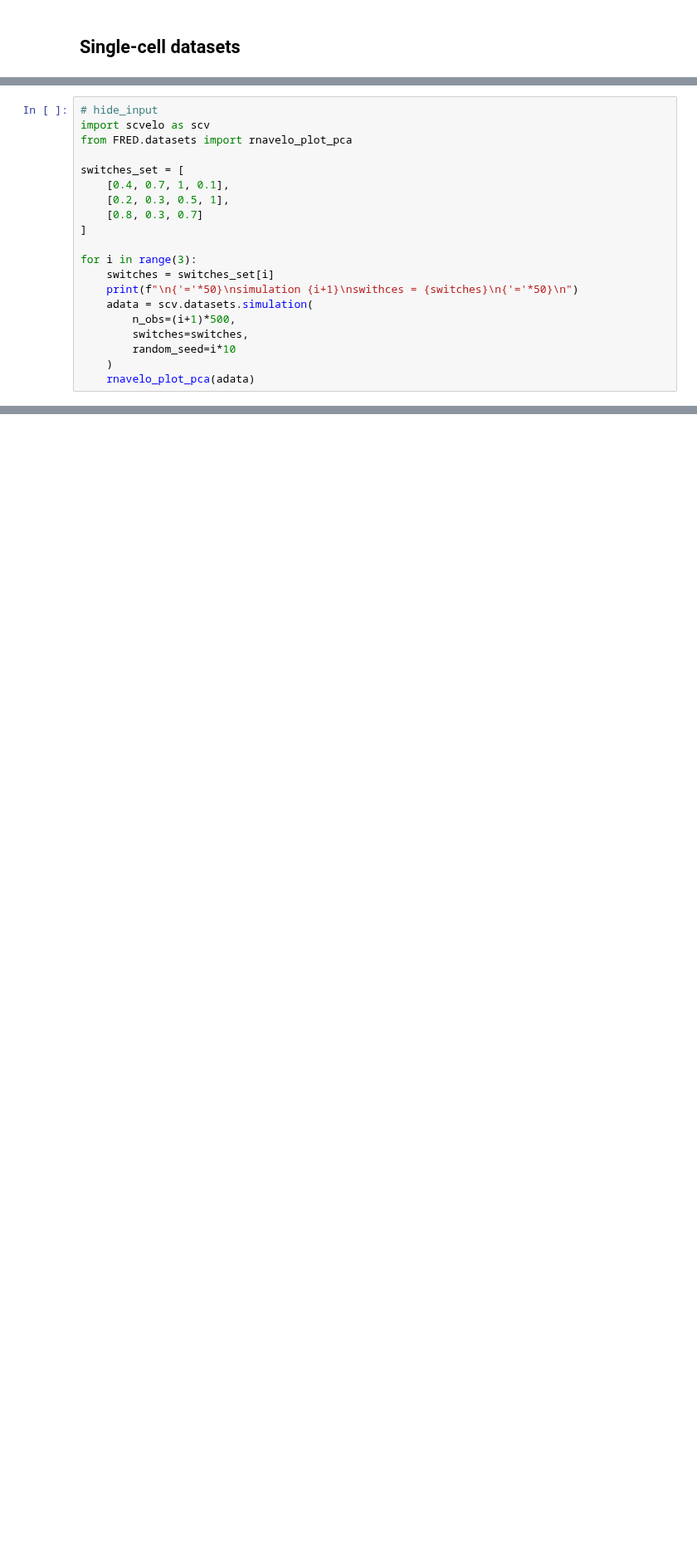
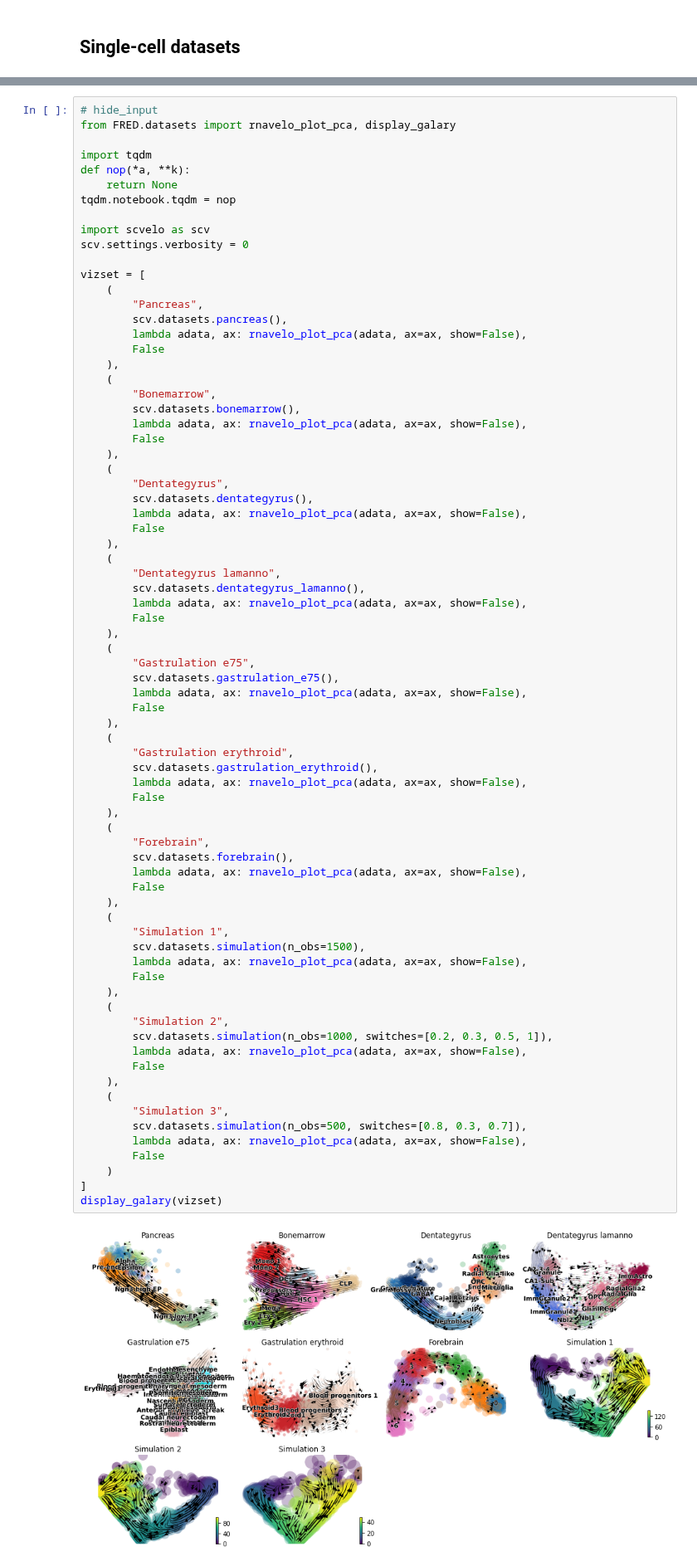
Before and after one commit to professorwug/FRED, a Jupyter notebook: 01 Datasets.ipynb, the cells around one changed output, grey strips where cells are left out. Shown at 83% size. Drawn from its saved outputs; the diff is of its cells as text; blank space fills up the shorter version.

Commit message:
Displayed galary fo scvelo data

```diff
--- a/01 Datasets.ipynb
+++ b/01 Datasets.ipynb
@@ -269,20 +175,0 @@ computing velocity embedding
-# %%
-# hide_input
-import scvelo as scv
-from FRED.datasets import rnavelo_plot_pca
-
-switches_set = [
-    [0.4, 0.7, 1, 0.1],
-    [0.2, 0.3, 0.5, 1],
-    [0.8, 0.3, 0.7]
-]
-
-for i in range(3):
-    switches = switches_set[i]
-    print(f"\n{'='*50}\nsimulation {i+1}\nswithces = {switches}\n{'='*50}\n")
-    adata = scv.datasets.simulation(
-        n_obs=(i+1)*500,
-        switches=switches,
-        random_seed=i*10
-    )
-    rnavelo_plot_pca(adata)
@@ -364,0 +176,77 @@ computing velocity embedding
+# %%
+# hide_input
+from FRED.datasets import rnavelo_plot_pca, display_galary
+
+import tqdm
+def nop(*a, **k):
+    return None
+tqdm.notebook.tqdm = nop
+
+import scvelo as scv
+scv.settings.verbosity = 0
+
+vizset = [
+    (
+        "Pancreas",
+        scv.datasets.pancreas(),
+        lambda adata, ax: rnavelo_plot_pca(adata, ax=ax, show=False),
+        False
+    ),
+    (
+        "Bonemarrow",
+        scv.datasets.bonemarrow(),
+        lambda adata, ax: rnavelo_plot_pca(adata, ax=ax, show=False),
+        False
+    ),
+    (
+        "Dentategyrus",
+        scv.datasets.dentategyrus(),
+        lambda adata, ax: rnavelo_plot_pca(adata, ax=ax, show=False),
+        False
+    ),
+    (
+        "Dentategyrus lamanno",
+        scv.datasets.dentategyrus_lamanno(),
+        lambda adata, ax: rnavelo_plot_pca(adata, ax=ax, show=False),
+        False
+    ),
+    (
+        "Gastrulation e75",
+        scv.datasets.gastrulation_e75(),
+        lambda adata, ax: rnavelo_plot_pca(adata, ax=ax, show=False),
+        False
+    ),
+    (
+        "Gastrulation erythroid",
+        scv.datasets.gastrulation_erythroid(),
+        lambda adata, ax: rnavelo_plot_pca(adata, ax=ax, show=False),
+        False
+    ),
+    (
+        "Forebrain",
+        scv.datasets.forebrain(),
+        lambda adata, ax: rnavelo_plot_pca(adata, ax=ax, show=False),
+        False
+    ),
+    (
+        "Simulation 1",
+        scv.datasets.simulation(n_obs=1500),
+        lambda adata, ax: rnavelo_plot_pca(adata, ax=ax, show=False),
+        False
+    ),
+    (
+        "Simulation 2",
+        scv.datasets.simulation(n_obs=1000, switches=[0.2, 0.3, 0.5, 1]),
+        lambda adata, ax: rnavelo_plot_pca(adata, ax=ax, show=False),
+        False
+    ),
+    (
+        "Simulation 3",
+        scv.datasets.simulation(n_obs=500, switches=[0.8, 0.3, 0.7]),
+        lambda adata, ax: rnavelo_plot_pca(adata, ax=ax, show=False),
+        False
+    )
+]
+display_galary(vizset)
+# %% [output]
+[figure, added]
```
Also changed, not shown: parts of 8 cells of this notebook, 6 other files.
